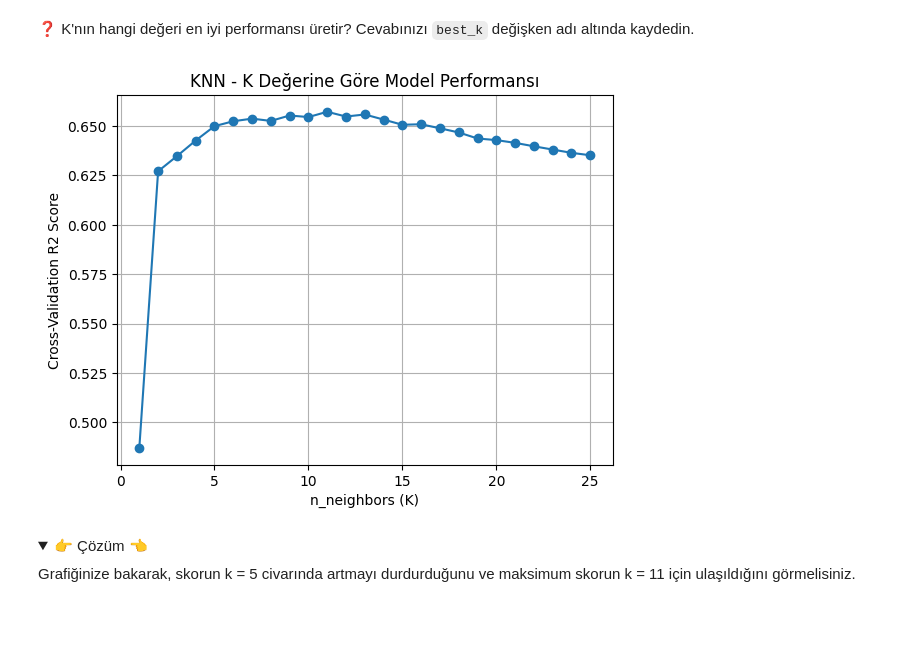
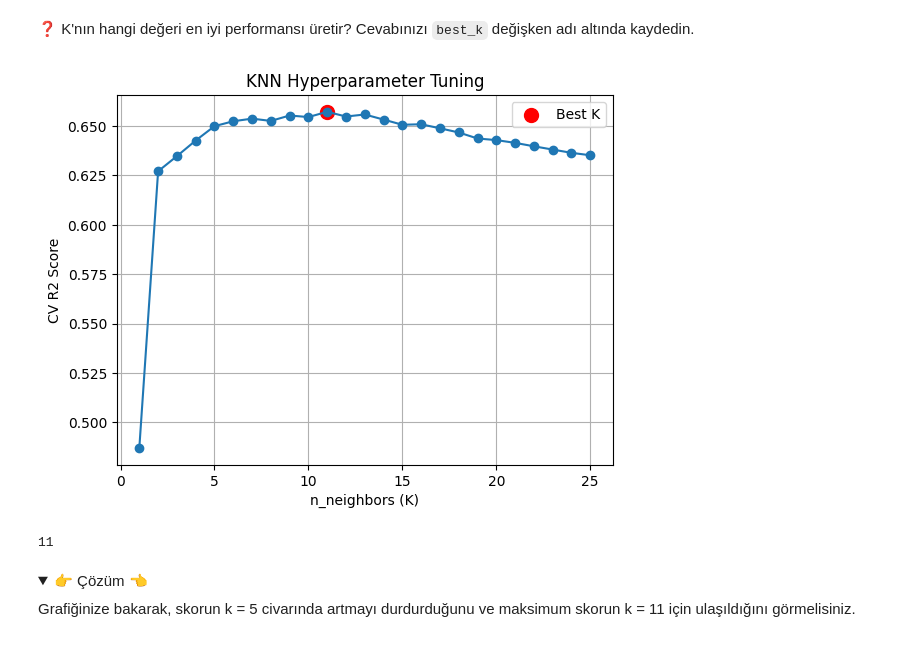
Before and after one commit to mertkaantopuz/S16D1-S-data-knn, a Jupyter notebook: KNN.ipynb, the cells around one changed output. Cells and saved outputs as stored; diff of their text form; code cells hidden in the pictures; folded sections open.

Commit message:
Completed best_model step

```diff
--- a/KNN.ipynb
+++ b/KNN.ipynb
@@ -194,16 +194,26 @@ for k in range(1,26):
 # %%
 import matplotlib.pyplot as plt
 
+best_k = neighbors[scores.index(max(scores))]
+best_score = max(scores)
+
 plt.plot(neighbors, scores, marker='o')
+plt.scatter(best_k, best_score, color='red', s=100, label="Best K")
 
 plt.xlabel("n_neighbors (K)")
-plt.ylabel("Cross-Validation R2 Score")
-plt.title("KNN - K Değerine Göre Model Performansı")
+plt.ylabel("CV R2 Score")
+plt.title("KNN Hyperparameter Tuning")
 
+plt.legend()
 plt.grid(True)
 plt.show()
 # %% [output]
-[figure, old version]
+[figure, new version]
+# %%
+best_k = neighbors[scores.index(max(scores))]
+best_k
+# %% [output]
+11
 # %% [markdown]
 <details>
 <summary> 👉 Çözüm 👈</summary>
```
Also changed, not shown: parts of 10 cells of this notebook, 2 other files.
